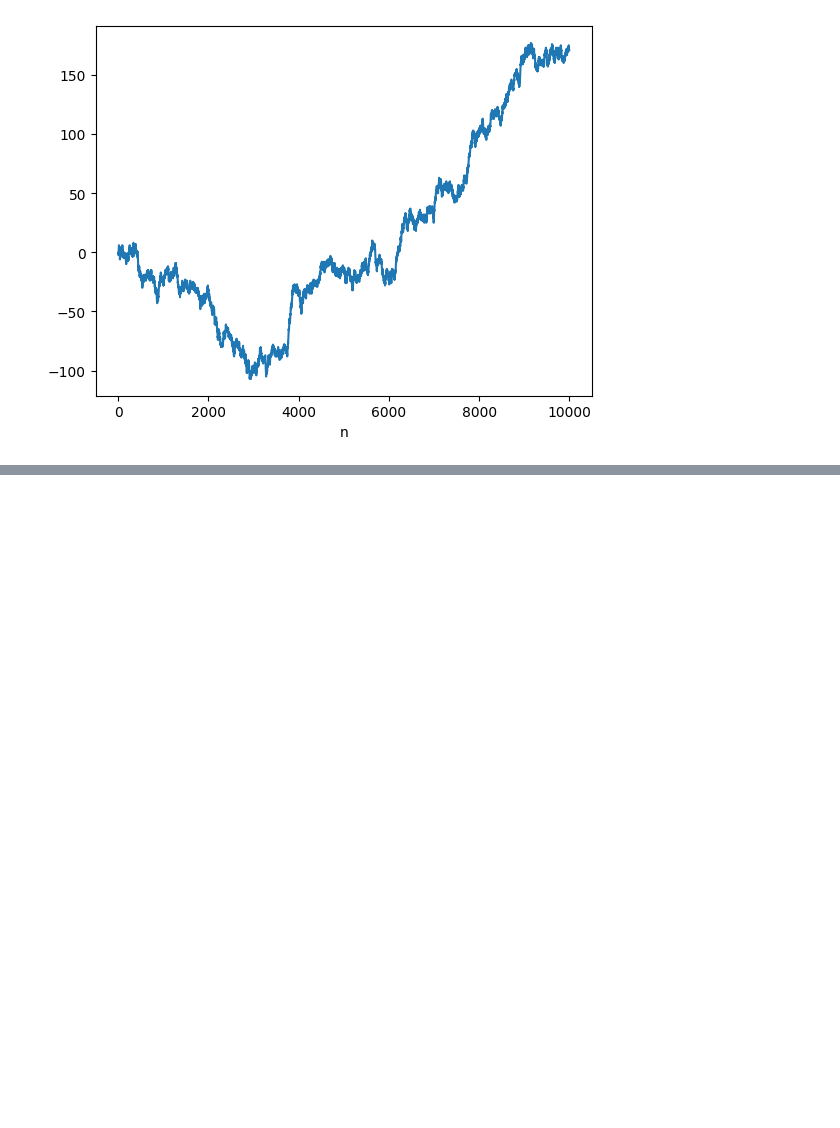
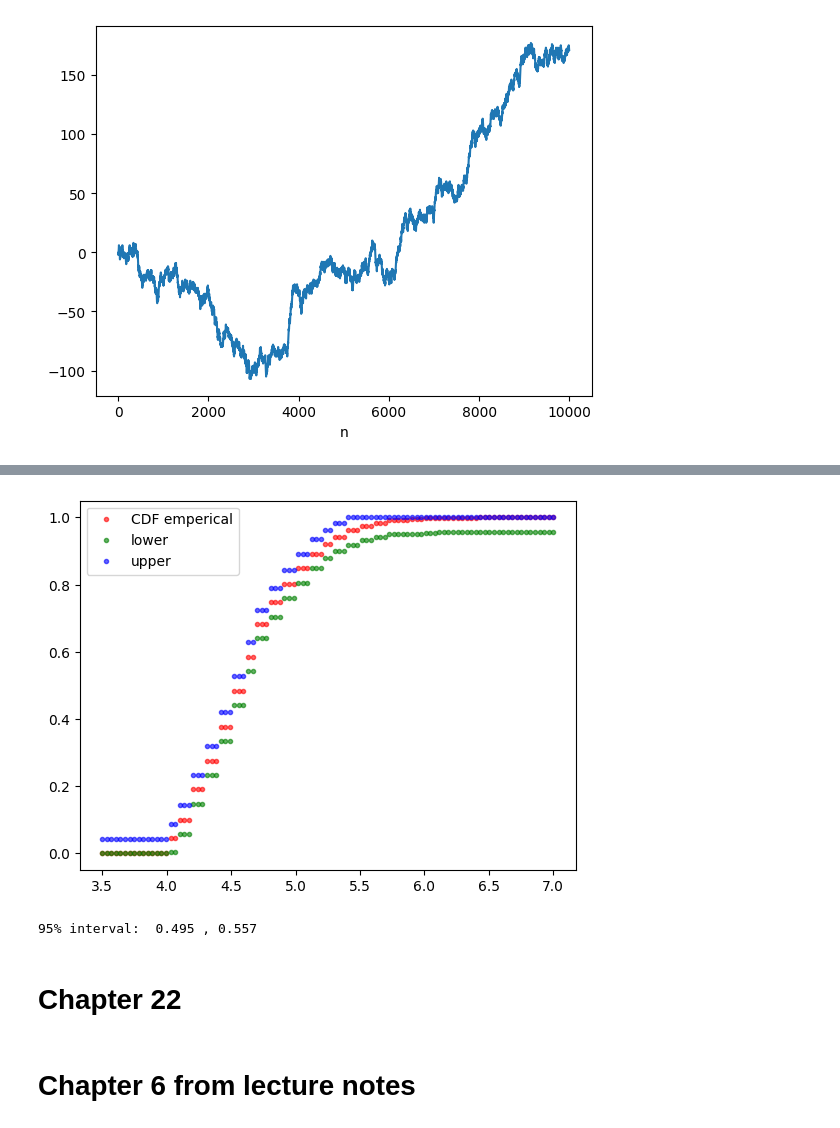
Before and after one commit to Kamczyk09/Intro-to-DS-notes-, a Jupyter notebook: my-stuff/AOS-exercises.ipynb, the cells around one changed output, grey strips where cells are left out. Drawn from its saved outputs; the diff is of its cells as text; code cells hidden in the pictures; blank space fills up the shorter version.

```diff
--- a/my-stuff/AOS-exercises.ipynb
+++ b/my-stuff/AOS-exercises.ipynb
@@ -227,0 +291,29 @@ Final Answer: The maximum likelihood estimate for $\lambda$ is: $$\hat{\lambda}
+# %%
+x_vec = np.linspace(3.5, 7, 100)
+data = df.mag
+F_hat, F_lower, F_upper = ecdf(data, x_vec, alpha = 0.05)
+
+plt.plot(x_vec, F_hat, 'r.', lw=5, alpha=0.6, label='CDF emperical')
+plt.plot(x_vec, F_lower, 'g.', lw=3, alpha=0.6, label='lower')
+plt.plot(x_vec, F_upper, 'b.', lw=3, alpha=0.6, label='upper')
+plt.legend(loc='best')
+plt.show()
+
+def calc_F_hat(data, x_val):
+    data_sort = np.sort(data)
+    if x_val >= data_sort[-1]: return 1
+    elif x_val < data_sort[0]: return 0
+    else:
+        idx = np.argwhere(np.array(data_sort) > x_val)[0][0]
+        return (idx/data.size)
+
+a, b = 4.3, 4.9
+theta_hat = calc_F_hat(data, b) - calc_F_hat(data, a)
+se = (theta_hat * (1-theta_hat)/data.size) ** .5
+z_95 = norm.ppf(.975)
+print('95% interval: ', round(theta_hat-z_95*se,3), ',', round(theta_hat+z_95*se,3))
+# %% [output]
+[figure, added]
+95% interval:  0.495 , 0.557
+# %% [markdown]
+# Chapter 22
@@ -227,0 +324,2 @@ Final Answer: The maximum likelihood estimate for $\lambda$ is: $$\hat{\lambda}
+# %% [markdown]
+# Chapter 6 from lecture notes
```
Also changed, not shown: parts of 13 cells of this notebook, 8 other files.
